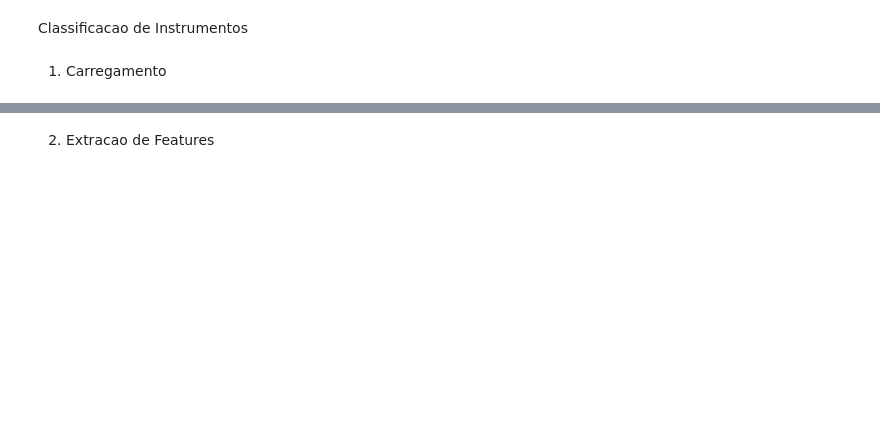
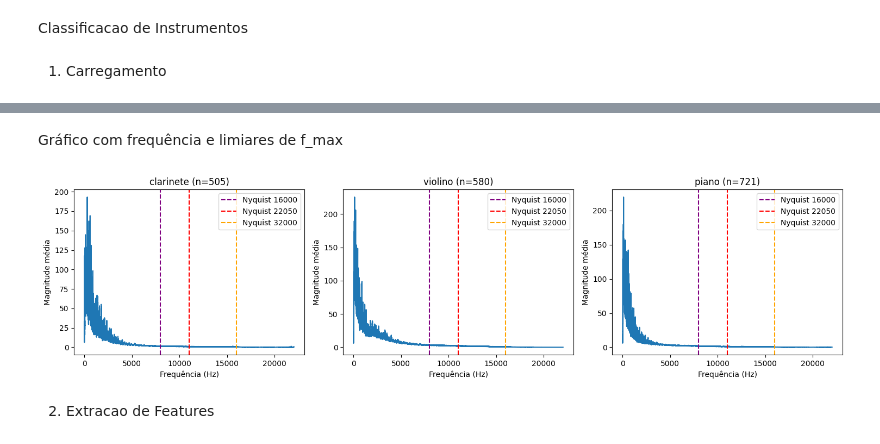
Before and after one commit to adriel1ft/instrument-classification, a Jupyter notebook: v0.ipynb, the cells around one changed output, grey strips where cells are left out. Saved outputs shown, nothing was run; the diff lists cells and outputs as text; code cells hidden in the pictures; blank space fills up the shorter version.

```diff
--- a/v0.ipynb
+++ b/v0.ipynb
@@ -136,2 +60,45 @@ FileNotFoundError: [Errno 2] No such file or directory: 'datasets/vio/[vio][cla]
+# %% [markdown]
+Gráfico com frequência e limiares de f_max
+# %%
+import librosa
+import numpy as np
+import matplotlib.pyplot as plt
+import os
+from tqdm import tqdm
+
+pastas = {
+    'clarinete': 'datasets/cla',
+    'violino':   'datasets/vio',
+    'piano':     'datasets/pia'
+}
+
+fig, axes = plt.subplots(1, 3, figsize=(15, 4))
+
+for ax, (nome, pasta) in zip(axes, pastas.items()):
+    arquivos = [f for f in os.listdir(pasta) if f.endswith('.wav')]
+
+    espectros = []
+    for arquivo in tqdm(arquivos, desc=nome):
+        caminho = os.path.join(pasta, arquivo)
+        y, sr = librosa.load(caminho, sr=44100, mono=True, duration=3.0)
+        Y = np.abs(np.fft.rfft(y))
+        espectros.append(Y)
+
+    Y_medio = np.mean(espectros, axis=0)
+    freqs = np.fft.rfftfreq(len(y), d=1/sr)
+
+    ax.plot(freqs, Y_medio)
+    ax.axvline(8000, color="purple", linestyle='--', label='Nyquist 16000')
+    ax.axvline(11025, color='red',    linestyle='--', label='Nyquist 22050')
+    ax.axvline(16000, color='orange', linestyle='--', label='Nyquist 32000')
+    ax.set_title(f'{nome} (n={len(arquivos)})')
+    ax.set_xlabel('Frequência (Hz)')
+    ax.set_ylabel('Magnitude média')
+    ax.legend()
+
+plt.tight_layout()
+plt.show()
+# %% [output]
+[figure, added]
 # %% [markdown]
 2. Extracao de Features
```
Also changed, not shown: parts of 18 cells of this notebook, 1 other file.
